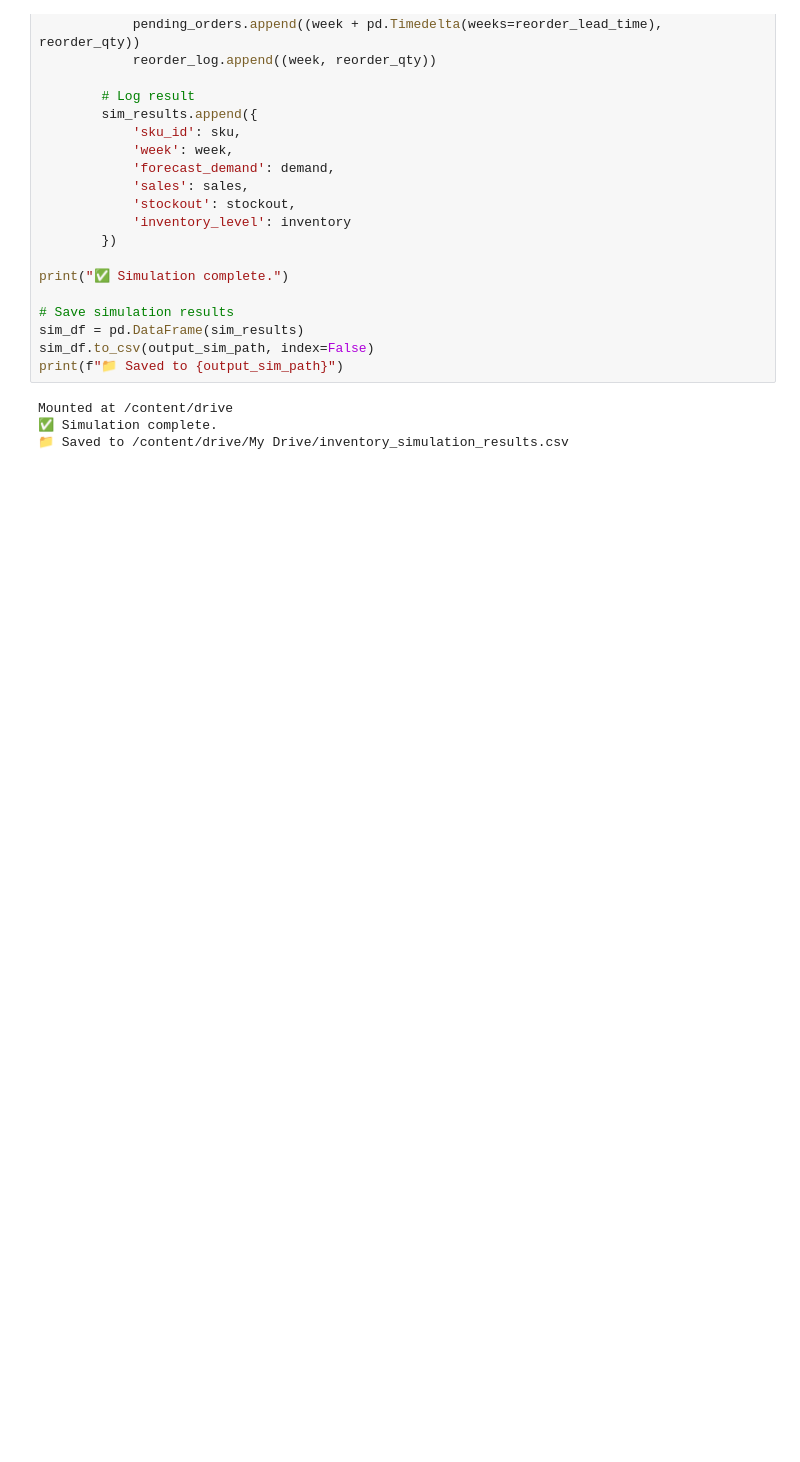
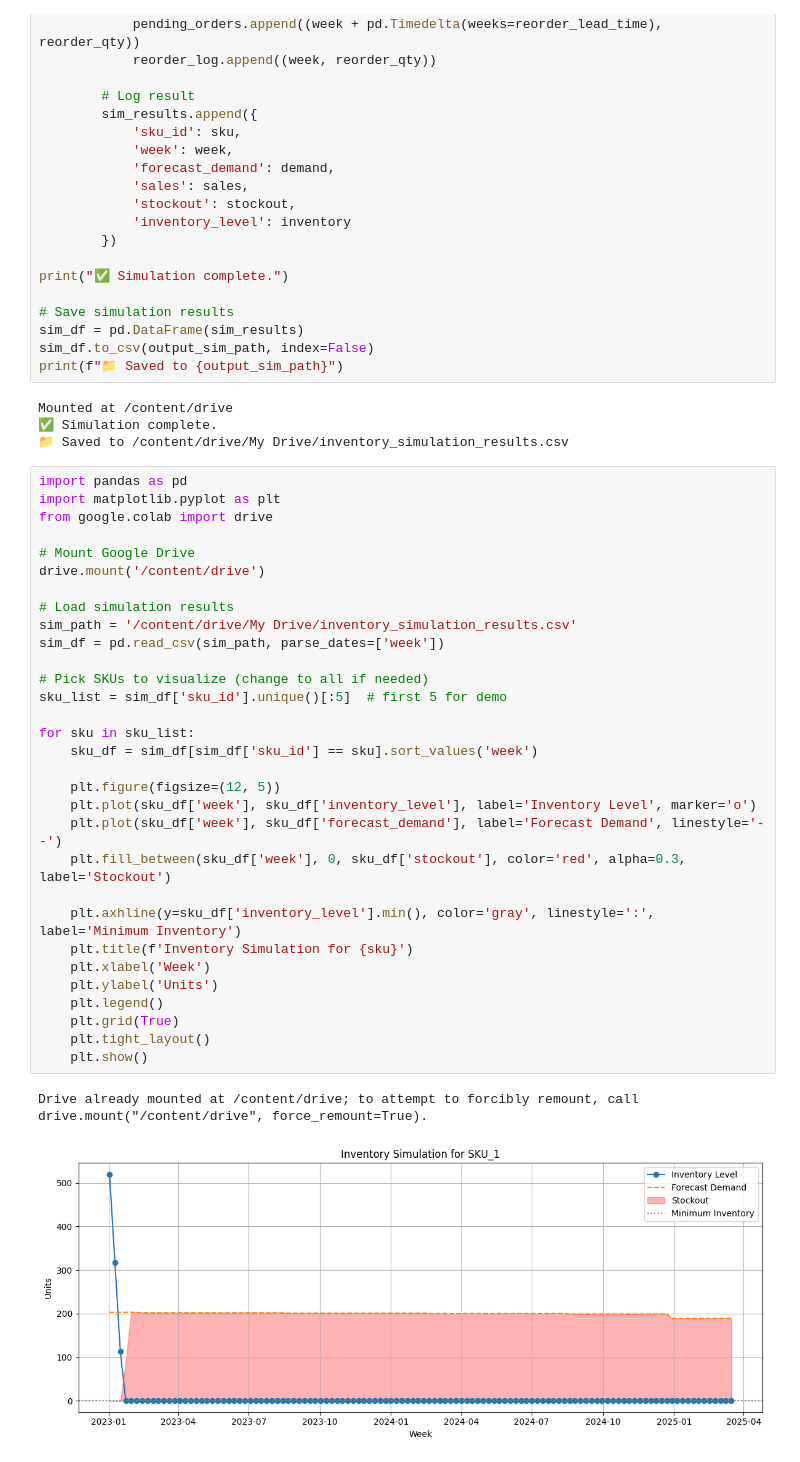
Before and after one commit to jblcky/retail-pharmacy-inventory-optimization, a Jupyter notebook: notebooks/05_simulation.ipynb, the cells around one changed output. Saved outputs shown, nothing was run; the diff lists cells and outputs as text; blank space fills up the shorter version.

```diff
--- a/notebooks/05_simulation.ipynb
+++ b/notebooks/05_simulation.ipynb
@@ -81,3 +81,37 @@ print(f"📁 Saved to {output_sim_path}")
 Mounted at /content/drive
 ✅ Simulation complete.
 📁 Saved to /content/drive/My Drive/inventory_simulation_results.csv
+# %%
+import pandas as pd
+import matplotlib.pyplot as plt
+from google.colab import drive
+
+# Mount Google Drive
+drive.mount('/content/drive')
+
+# Load simulation results
+sim_path = '/content/drive/My Drive/inventory_simulation_results.csv'
+sim_df = pd.read_csv(sim_path, parse_dates=['week'])
+
+# Pick SKUs to visualize (change to all if needed)
+sku_list = sim_df['sku_id'].unique()[:5]  # first 5 for demo
+
+for sku in sku_list:
+    sku_df = sim_df[sim_df['sku_id'] == sku].sort_values('week')
+
+    plt.figure(figsize=(12, 5))
+    plt.plot(sku_df['week'], sku_df['inventory_level'], label='Inventory Level', marker='o')
+    plt.plot(sku_df['week'], sku_df['forecast_demand'], label='Forecast Demand', linestyle='--')
+    plt.fill_between(sku_df['week'], 0, sku_df['stockout'], color='red', alpha=0.3, label='Stockout')
+
+    plt.axhline(y=sku_df['inventory_level'].min(), color='gray', linestyle=':', label='Minimum Inventory')
+    plt.title(f'Inventory Simulation for {sku}')
+    plt.xlabel('Week')
+    plt.ylabel('Units')
+    plt.legend()
+    plt.grid(True)
+    plt.tight_layout()
+    plt.show()
+# %% [output]
+Drive already mounted at /content/drive; to attempt to forcibly remount, call drive.mount("/content/drive", force_remount=True).
+[figure, added]
```
Also changed, not shown: parts of 1 cell of this notebook.
